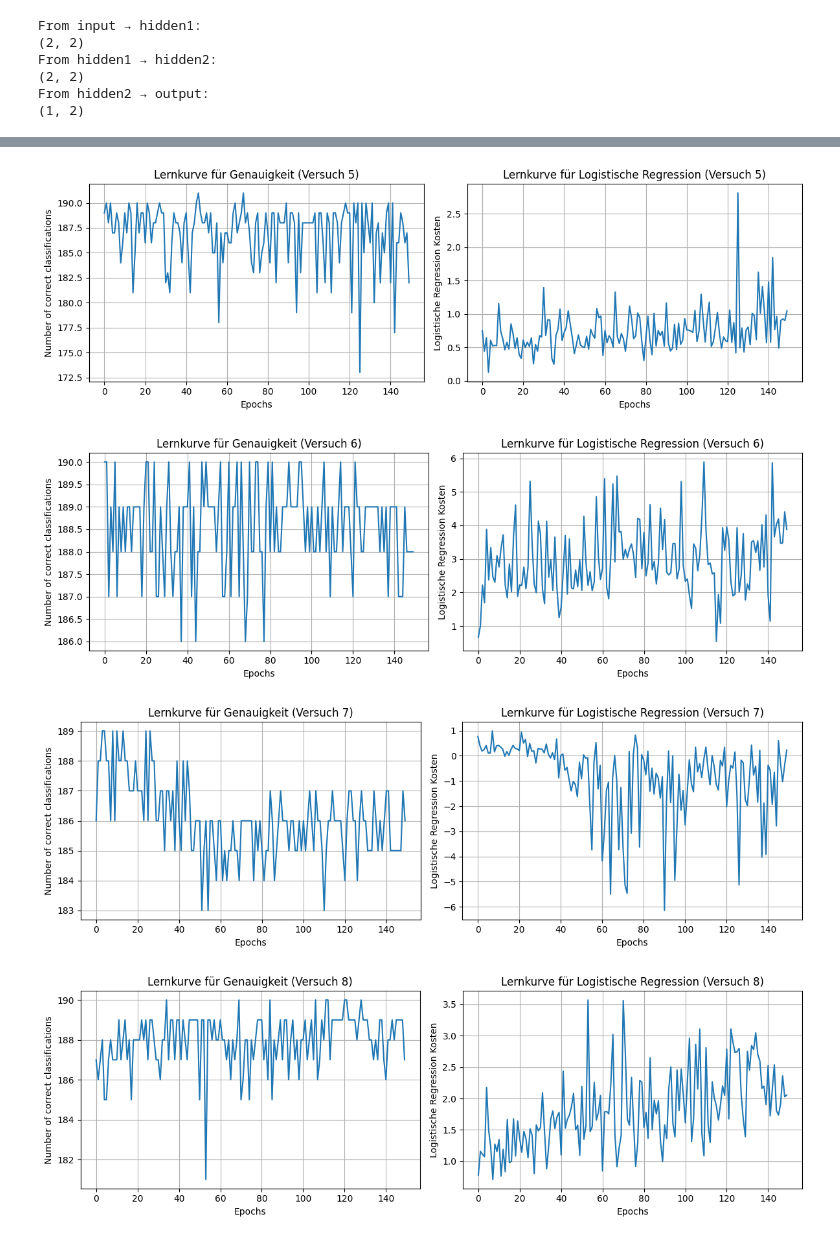
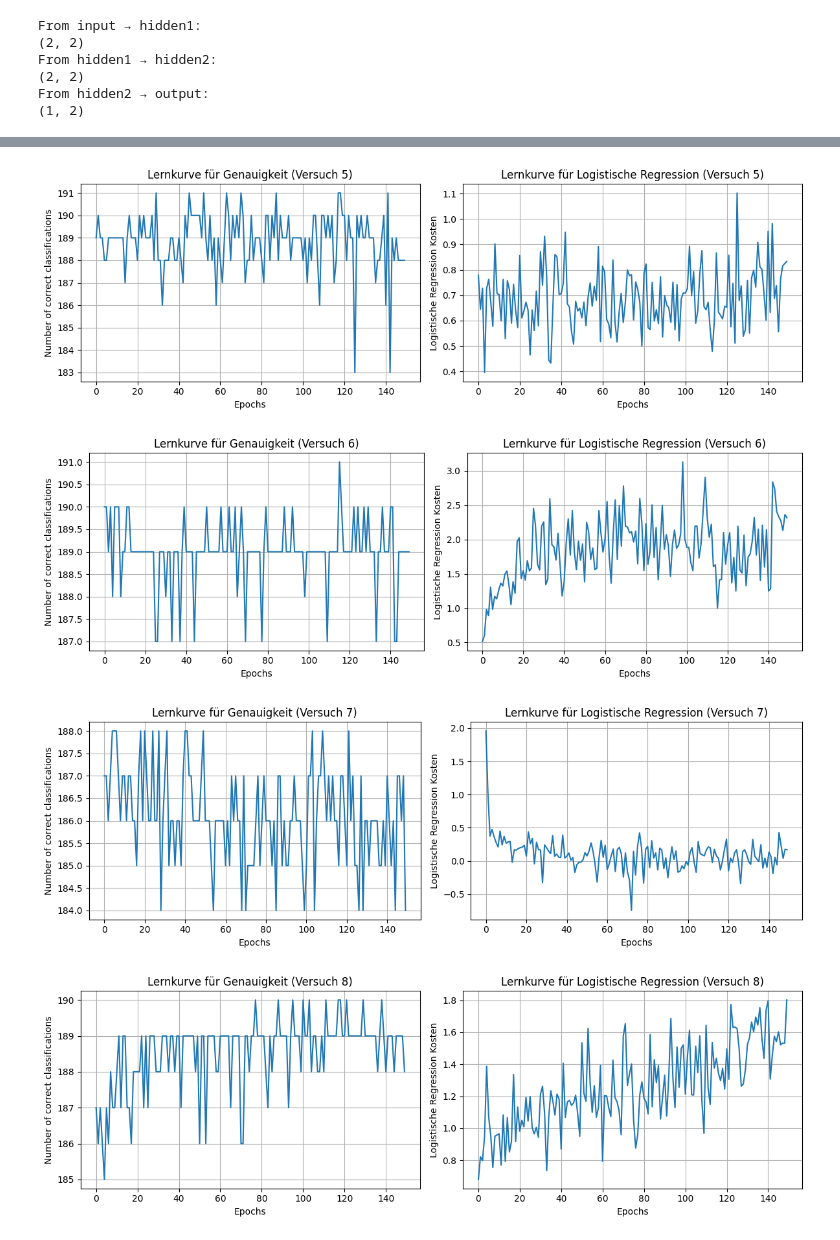
Before and after one commit to PhilNeu13/msi-dl, a Jupyter notebook: Exercise-1/04-logistische-regression.ipynb, the cells around one changed output, grey strips where cells are left out. Cells and saved outputs as stored; diff of their text form; code cells hidden in the pictures.

```diff
--- a/Exercise-1/04-logistische-regression.ipynb
+++ b/Exercise-1/04-logistische-regression.ipynb
@@ -25,7 +26,7 @@ def cost_derivative(a_L, y):
 # -------------------Initialisiere das Netz-------------------
 mbs = 10
 epochs = 150
-lr = 1
+lr = 0.3
 
 sizes = [2, 2, 2, 1]
 sizes_names = ['input', 'hidden1', 'hidden2', 'output']
@@ -229,7 +230,7 @@ for i in range(repeat_experiment):
     y2 = y1
 
     # ----------------- Train MLP ------------------
-    acc_val, mse = SGD(x0, y0, epochs, mbs, lr, x2, y2)
+    acc_val, loss = SGD(x0, y0, epochs, mbs, lr, x2, y2)
 
     # ----------------- Plot learning curves ------------------
     x_plt = np.arange(0, epochs)
@@ -241,7 +242,7 @@ for i in range(repeat_experiment):
     axes[0].grid()
     axes[0].set_title(f'Lernkurve für Genauigkeit (Versuch {i + 1})')
 
-    axes[1].plot(x_plt, mse)
+    axes[1].plot(x_plt, loss)
     axes[1].set_xlabel('Epochs')
     axes[1].set_ylabel('Logistische Regression Kosten')
     axes[1].grid()
@@ -257,4 +258,4 @@ for i in range(repeat_experiment):
-[figure, old version]
+[figure, new version]
-[figure, old version]
+[figure, new version]
-[figure, old version]
+[figure, new version]
-[figure, old version]
+[figure, new version]
```
Also changed, not shown: parts of 3 cells of this notebook.
